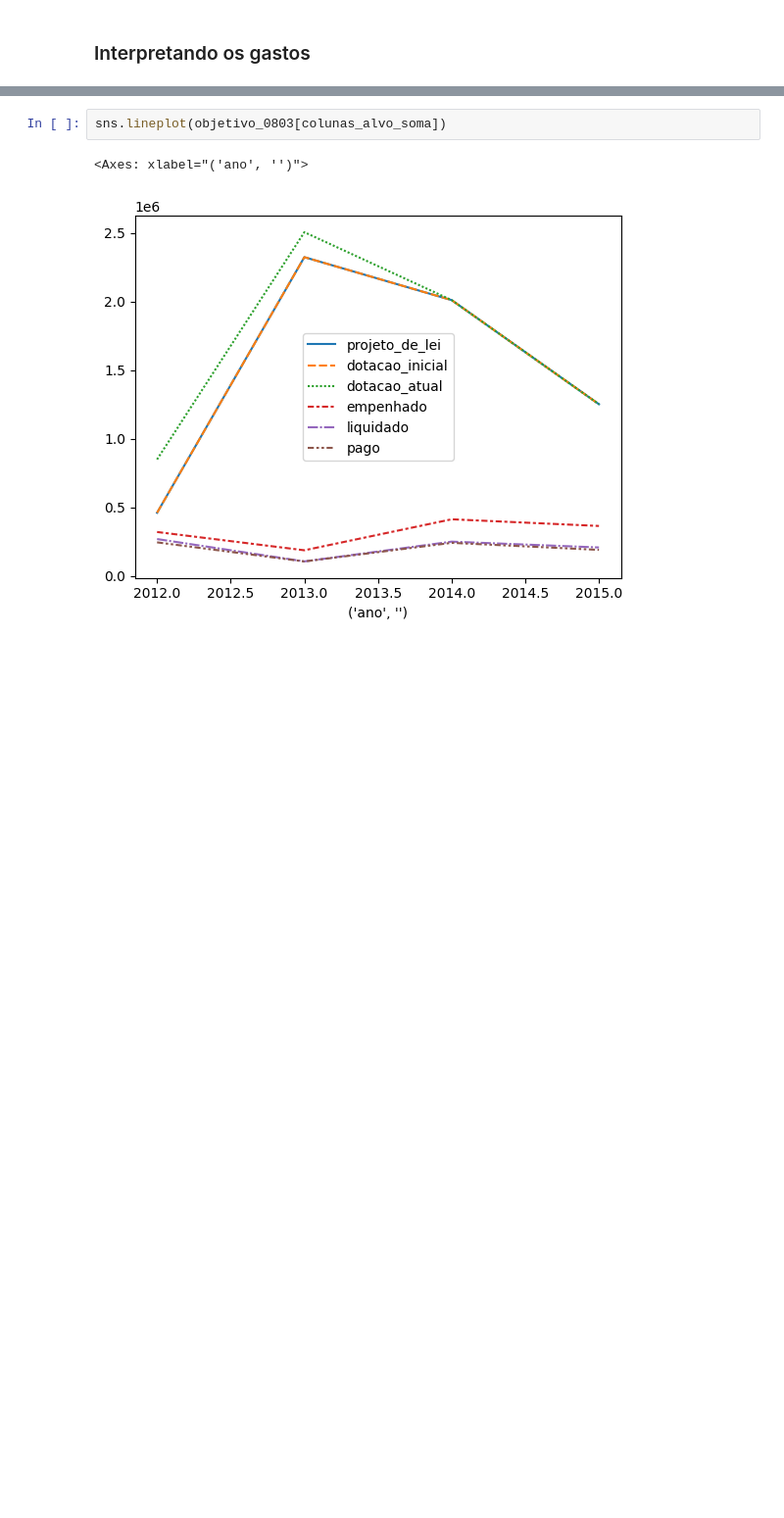
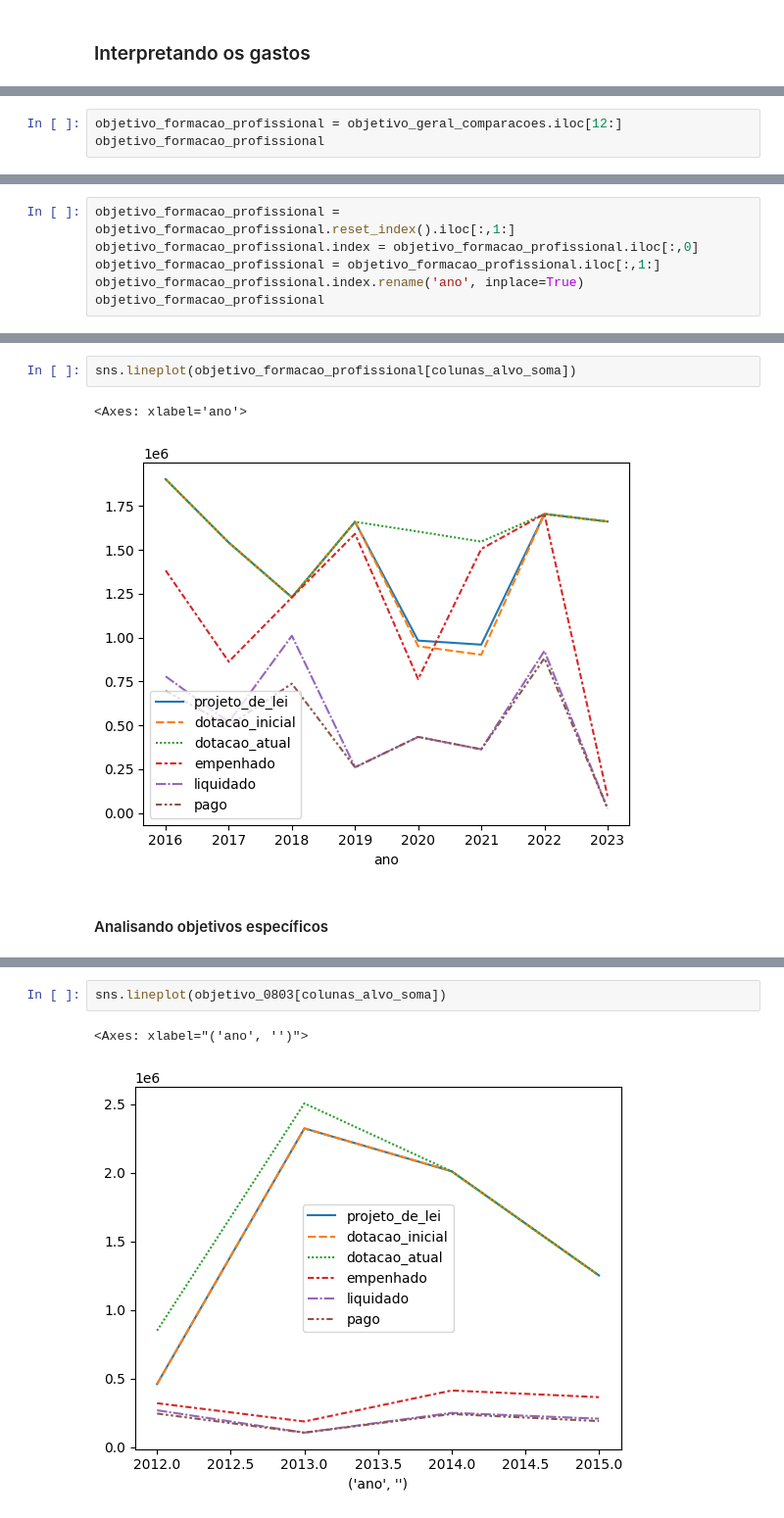
Before and after one commit to Guardians-DSC/dados, a Jupyter notebook: orcamento/notebooks/objetivo.ipynb, the cells around one changed output, grey strips where cells are left out. Shown at 98% size. Drawn from its saved outputs; the diff is of its cells as text; blank space fills up the shorter version.

```diff
--- a/orcamento/notebooks/objetivo.ipynb
+++ b/orcamento/notebooks/objetivo.ipynb
@@ -155,0 +282,3 @@ Vamos identificar cada Objetivo como seu respectivo ID, ou seja, o número a esq
+# %%
+objetivo_formacao_profissional = objetivo_geral_comparacoes.iloc[12:]
+objetivo_formacao_profissional
@@ -155,0 +298,6 @@ Vamos identificar cada Objetivo como seu respectivo ID, ou seja, o número a esq
+# %%
+objetivo_formacao_profissional = objetivo_formacao_profissional.reset_index().iloc[:,1:]
+objetivo_formacao_profissional.index = objetivo_formacao_profissional.iloc[:,0]
+objetivo_formacao_profissional = objetivo_formacao_profissional.iloc[:,1:]
+objetivo_formacao_profissional.index.rename('ano', inplace=True)
+objetivo_formacao_profissional
@@ -156,3 +317,10 @@ Vamos identificar cada Objetivo como seu respectivo ID, ou seja, o número a esq
+# %%
+sns.lineplot(objetivo_formacao_profissional[colunas_alvo_soma])
+# %% [output]
+<Axes: xlabel='ano'>
+[figure, added]
+# %% [markdown]
+#### Analisando objetivos específicos
 # %%
 # Separando cada objetivo em um dataFrame próprio
 
```
Also changed, not shown: parts of 26 cells of this notebook.
